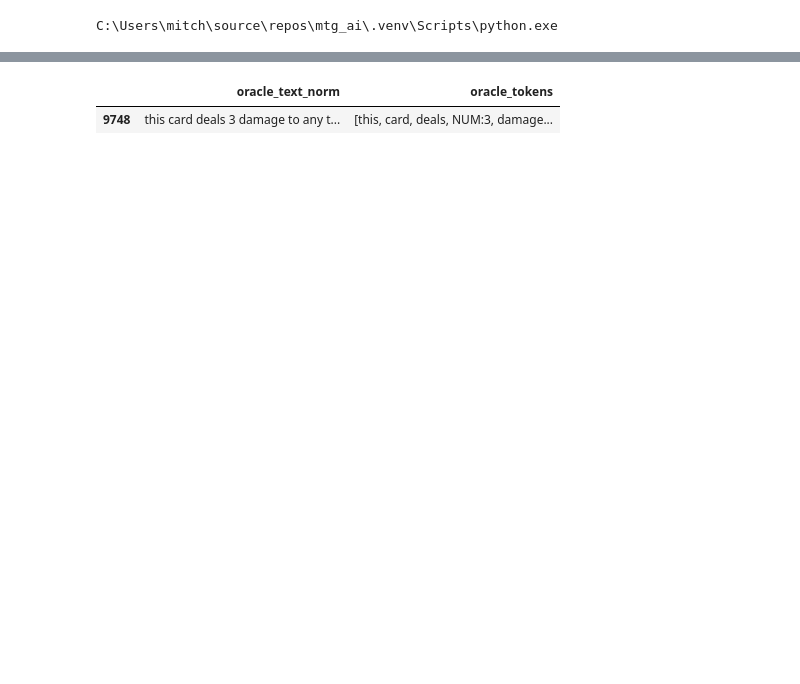
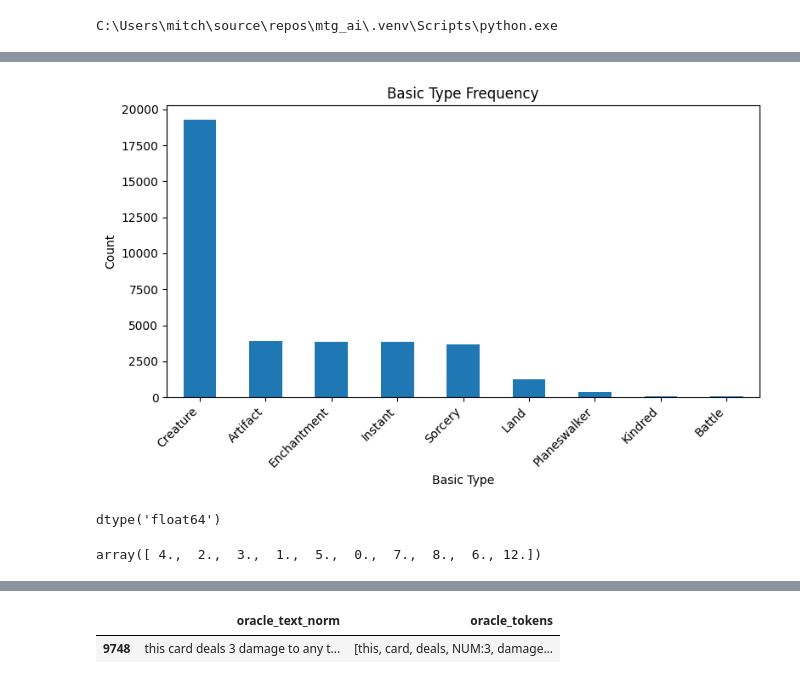
Before and after one commit to MitchellB9/mtg_ai, a Jupyter notebook: Notebooks/inspect_data.ipynb, the cells around one changed output, grey strips where cells are left out. Drawn from its saved outputs; the diff is of its cells as text; code cells hidden in the pictures; blank space fills up the shorter version.

```diff
--- a/Notebooks/inspect_data.ipynb
+++ b/Notebooks/inspect_data.ipynb
@@ -37,0 +78,25 @@ oracle_tokens: (36708, 5)
+# %%
+type_counts = (
+    type_features["basic_types"]
+    .explode()
+    .value_counts()
+)
+
+plt.figure(figsize=(8, 5))
+type_counts.plot(kind="bar")
+plt.title("Basic Type Frequency")
+plt.ylabel("Count")
+plt.xlabel("Basic Type")
+plt.xticks(rotation=45, ha="right")
+plt.tight_layout()
+plt.show()
+# %% [output]
+[figure, added]
+# %%
+cards["cmc"].dtype
+# %% [output]
+dtype('float64')
+# %%
+cards["cmc"].unique()[:10]
+# %% [output]
+array([ 4.,  2.,  3.,  1.,  5.,  0.,  7.,  8.,  6., 12.])
```
Also changed, not shown: parts of 11 cells of this notebook.
